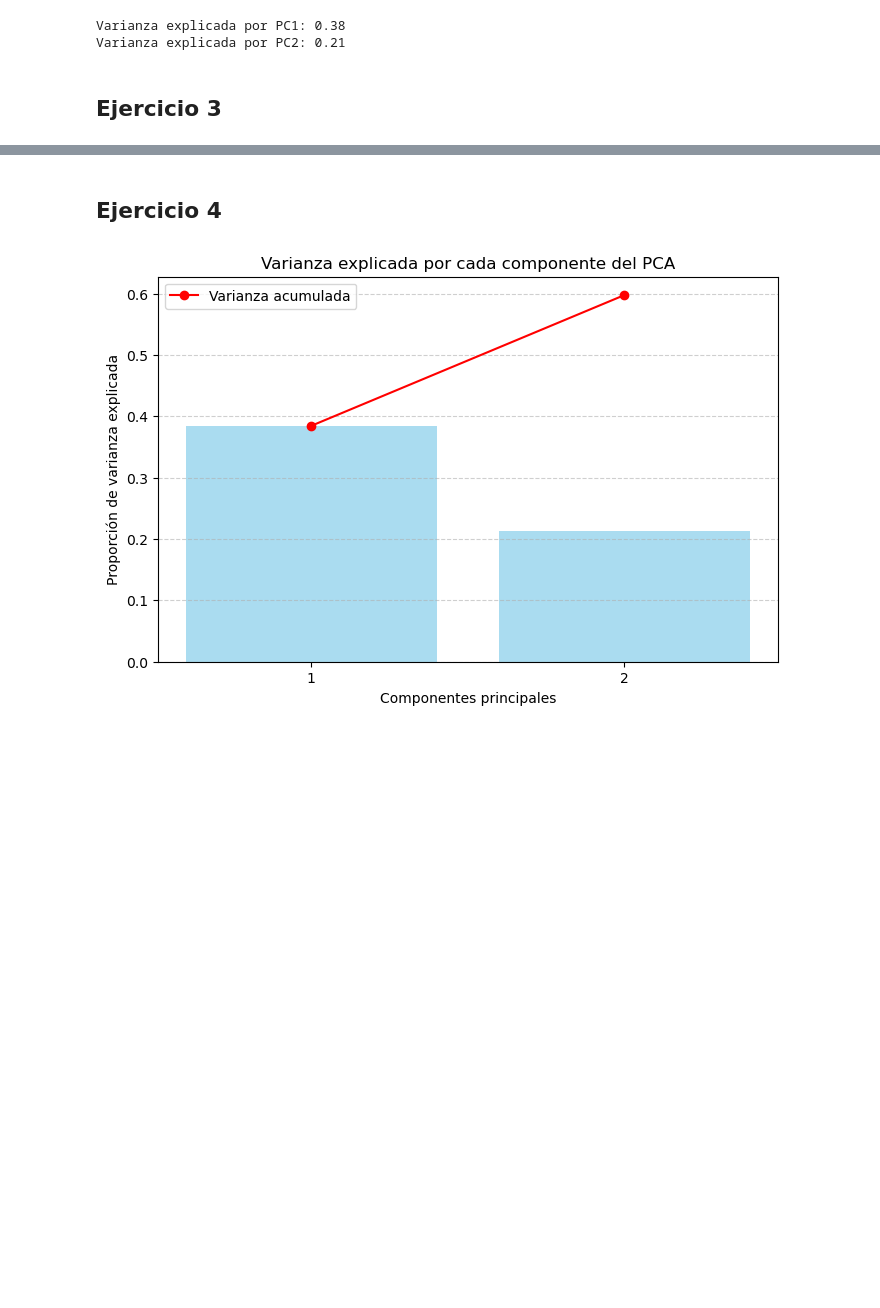
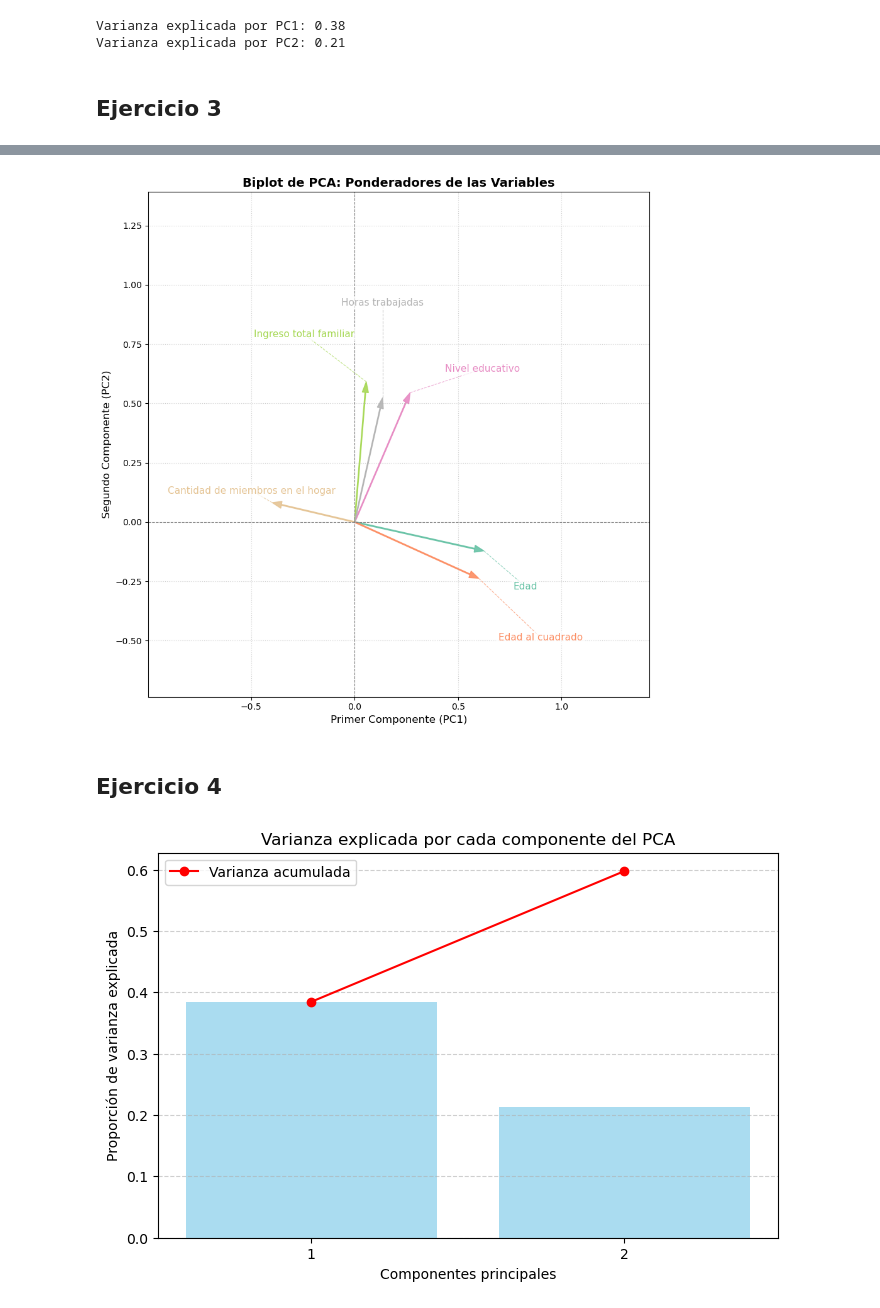
Before and after one commit to mcuenya/CC404-Grupo-T1-2, a Jupyter notebook: TP 2-checkpoint.ipynb, the cells around one changed output, grey strips where cells are left out. Saved outputs shown, nothing was run; the diff lists cells and outputs as text; code cells hidden in the pictures; blank space fills up the shorter version.

```diff
--- a/TP 2-checkpoint.ipynb
+++ b/TP 2-checkpoint.ipynb
@@ -1099,3 +1066,85 @@ plt.show()
+# %%
+# Variables originales del PCA
+variables_pca = ["edad", "edad2", "educ", "ITF", "IX_Tot", "horastrab"]
+
+# Diccionario con nombres más claros
+nombres_claros = {
+    "edad": "Edad",
+    "edad2": "Edad al cuadrado",
+    "educ": "Nivel educativo",
+    "ITF": "Ingreso total familiar",
+    "IX_Tot": "Cantidad de miembros en el hogar",
+    "horastrab": "Horas trabajadas"
+}
+
+# Obtenemos los loadings (ponderadores del PCA)
+loadings = pca.components_.T[:, :2]
+
+plt.figure(figsize=(9, 9))
+
+# Paleta de colores
+colors = plt.cm.Set2(np.linspace(0, 1, len(variables_pca)))
+
+# Offsets ajustados para que no se crucen las líneas
+offsets = {
+    "Ingreso total familiar": (0.35, 0.25),   # un poco más a la derecha y arriba
+    "Horas trabajadas": (0.05, 0.4),          # más arriba pero cerca, sin cruzarse
+    "Nivel educativo": (0.35, 0.1),
+    "Cantidad de miembros en el hogar": (-0.4, 0.05),
+    "Edad": (0.2, -0.15),
+    "Edad al cuadrado": (0.3, -0.25)
+}
+
+# Dibujar flechas y etiquetas con conectores
+for i, var in enumerate(variables_pca):
+    x, y = loadings[i, 0], loadings[i, 1]
+
+    # Flecha
+    plt.arrow(0, 0, x, y,
+              color=colors[i], alpha=0.9, width=0.004,
+              head_width=0.03, length_includes_head=True)
+
+    # Offset para la etiqueta
+    dx, dy = offsets[nombres_claros[var]]
+    label_x, label_y = x + dx, y + dy
+
+    offsets = {
+        "Ingreso total familiar": (-0.3, 0.2),
+        "Horas trabajadas": (0, 0.4),
+        "Nivel educativo": (0.35, 0.1),
+        "Cantidad de miembros en el hogar": (-0.1, 0.05),
+        "Edad": (0.2, -0.15),
+        "Edad al cuadrado": (0.3, -0.25)
+    }
+
+
+    # Texto
+    plt.text(label_x, label_y,
+             nombres_claros[var], fontsize=11, color=colors[i],
+             ha="center", va="center",
+             bbox=dict(facecolor="white", alpha=0.7, edgecolor="none", boxstyle="round,pad=0.2"))
+
+    # Línea guía desde la punta de la flecha al texto
+    plt.plot([x, label_x], [y, label_y],
+             color=colors[i], linestyle="--", linewidth=0.8, alpha=0.7)
+
+# Ejes
+plt.axhline(0, color="grey", linestyle="--", linewidth=0.8)
+plt.axvline(0, color="grey", linestyle="--", linewidth=0.8)
+
+# Márgenes extra
+plt.xlim(loadings[:, 0].min() - 0.6, loadings[:, 0].max() + 0.8)
+plt.ylim(loadings[:, 1].min() - 0.5, loadings[:, 1].max() + 0.8)
+
+# Estética
+plt.xlabel("Primer Componente (PC1)", fontsize=12)
+plt.ylabel("Segundo Componente (PC2)", fontsize=12)
+plt.title("Biplot de PCA: Ponderadores de las Variables", fontsize=14, fontweight="bold")
+plt.grid(True, linestyle=":", alpha=0.6)
+plt.tight_layout()
+plt.show()
+# %% [output]
+[figure, added]
 # %% [markdown]
 ## Ejercicio 4
 # %%
```
Also changed, not shown: parts of 7 cells of this notebook.
